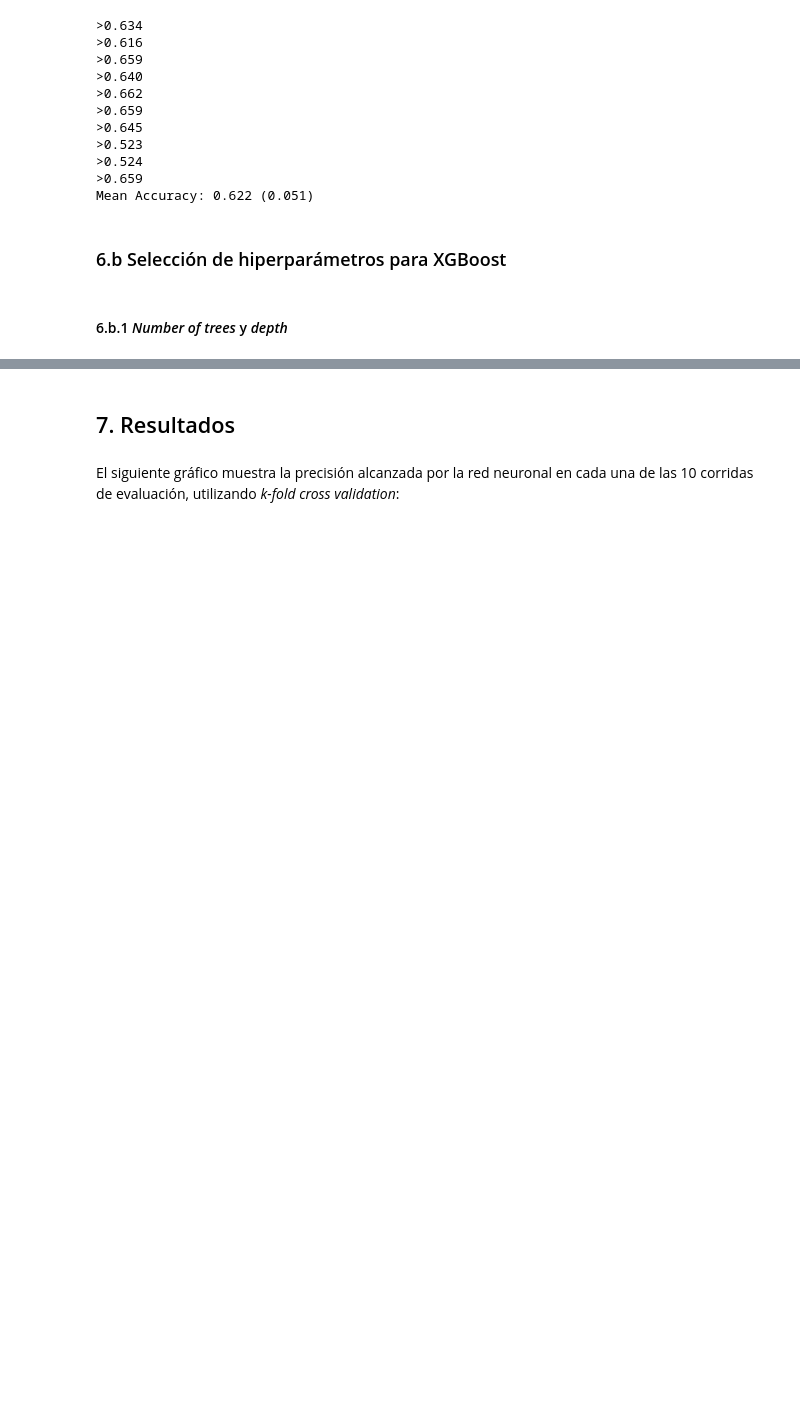
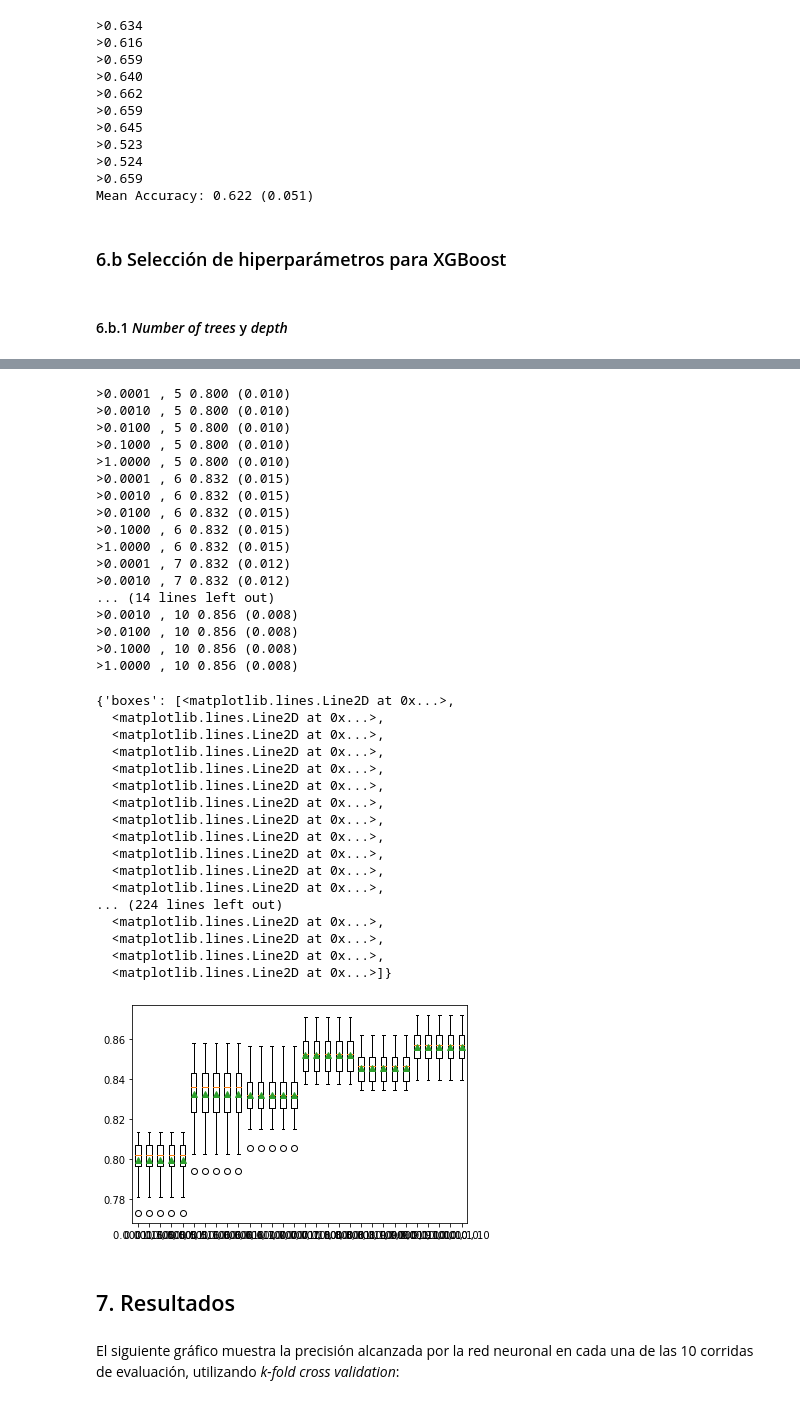
Before and after one commit to esteban062000/Big-Data-II-2021, a Jupyter notebook: tareas/tarea_2/notebook_tarea_2.ipynb, the cells around one changed output, grey strips where cells are left out. Saved outputs shown, nothing was run; the diff lists cells and outputs as text; code cells hidden in the pictures; blank space fills up the shorter version.

```diff
--- a/tareas/tarea_2/notebook_tarea_2.ipynb
+++ b/tareas/tarea_2/notebook_tarea_2.ipynb
@@ -472,3 +566,74 @@ KeyboardInterrupt: ignored
+# %%
+from numpy import mean
+from numpy import std
+from sklearn.datasets import make_classification
+from sklearn.model_selection import cross_val_score
+from sklearn.model_selection import RepeatedStratifiedKFold
+from xgboost import XGBClassifier
+# get a list of models to evaluate
+def get_models():
+  models = dict()
+  rates = [0.0001, 0.001, 0.01, 0.1, 1.0]
+
+  for i in range(5,11):
+    for r in rates:
+      key = '%.4f' % r
+      models[str(str(key)+" , "+str(i))] = XGBClassifier(eta=r,max_depth=i)
+  return models
+
+# evaluate a give model using cross-validation
+def evaluate_model(model):
+	cv = RepeatedStratifiedKFold(n_splits=10, n_repeats=3, random_state=1)
+	scoresDepthAndRate = cross_val_score(model, X, y, scoring='accuracy', cv=cv, n_jobs=-1)
+	return scoresDepthAndRate
+
+# get the models to evaluate
+models = get_models()
+# evaluate the models and store results
+results, names = list(), list()
+for name, model in models.items():
+	scoresDepthAndRate = evaluate_model(model)
+	results.append(scoresDepthAndRate)
+	names.append(name)
+	print('>%s %.3f (%.3f)' % (name, mean(scoresDepthAndRate), std(scoresDepthAndRate)))
+# plot model performance for comparison
+pyplot.boxplot(results, labels=names, showmeans=True)
+# %% [output]
+>0.0001 , 5 0.800 (0.010)
+>0.0010 , 5 0.800 (0.010)
+>0.0100 , 5 0.800 (0.010)
+>0.1000 , 5 0.800 (0.010)
+>1.0000 , 5 0.800 (0.010)
+>0.0001 , 6 0.832 (0.015)
+>0.0010 , 6 0.832 (0.015)
+>0.0100 , 6 0.832 (0.015)
+>0.1000 , 6 0.832 (0.015)
+>1.0000 , 6 0.832 (0.015)
+>0.0001 , 7 0.832 (0.012)
+>0.0010 , 7 0.832 (0.012)
+... (14 lines left out)
+>0.0010 , 10 0.856 (0.008)
+>0.0100 , 10 0.856 (0.008)
+>0.1000 , 10 0.856 (0.008)
+>1.0000 , 10 0.856 (0.008)
+{'boxes': [<matplotlib.lines.Line2D at 0x...>,
+  <matplotlib.lines.Line2D at 0x...>,
+  <matplotlib.lines.Line2D at 0x...>,
+  <matplotlib.lines.Line2D at 0x...>,
+  <matplotlib.lines.Line2D at 0x...>,
+  <matplotlib.lines.Line2D at 0x...>,
+  <matplotlib.lines.Line2D at 0x...>,
+  <matplotlib.lines.Line2D at 0x...>,
+  <matplotlib.lines.Line2D at 0x...>,
+  <matplotlib.lines.Line2D at 0x...>,
+  <matplotlib.lines.Line2D at 0x...>,
+  <matplotlib.lines.Line2D at 0x...>,
+... (224 lines left out)
+  <matplotlib.lines.Line2D at 0x...>,
+  <matplotlib.lines.Line2D at 0x...>,
+  <matplotlib.lines.Line2D at 0x...>,
+  <matplotlib.lines.Line2D at 0x...>]}
+[figure, added]
 # %% [markdown]
 ## 7. Resultados
 # %% [markdown]
```
Also changed, not shown: parts of 5 cells of this notebook.
